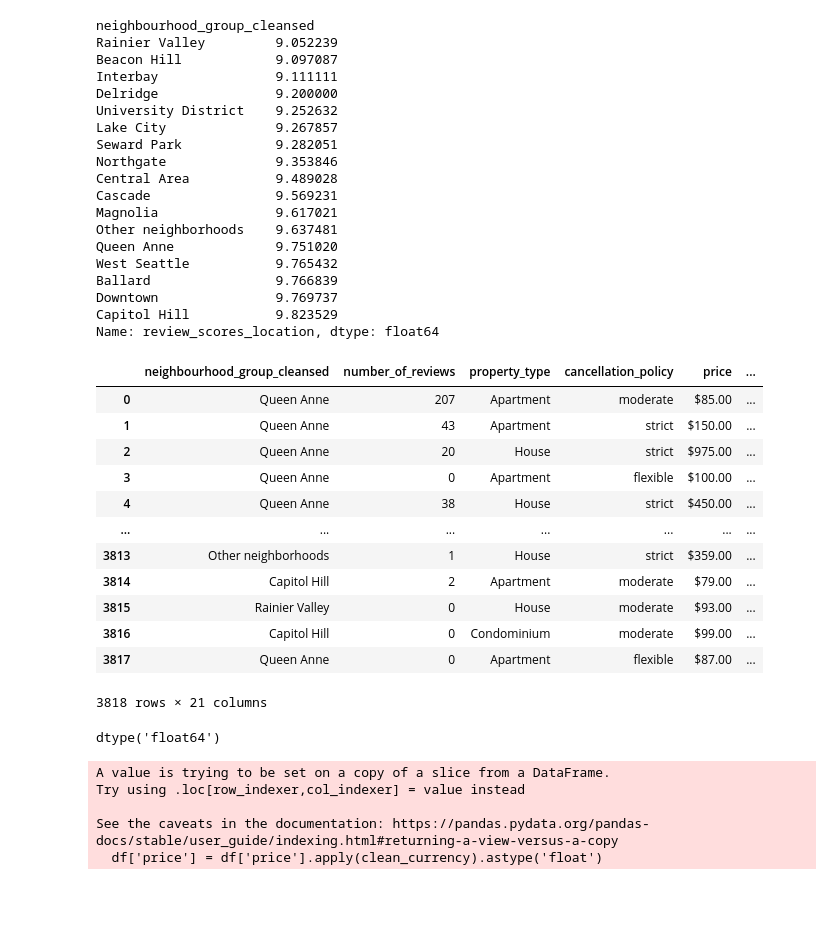
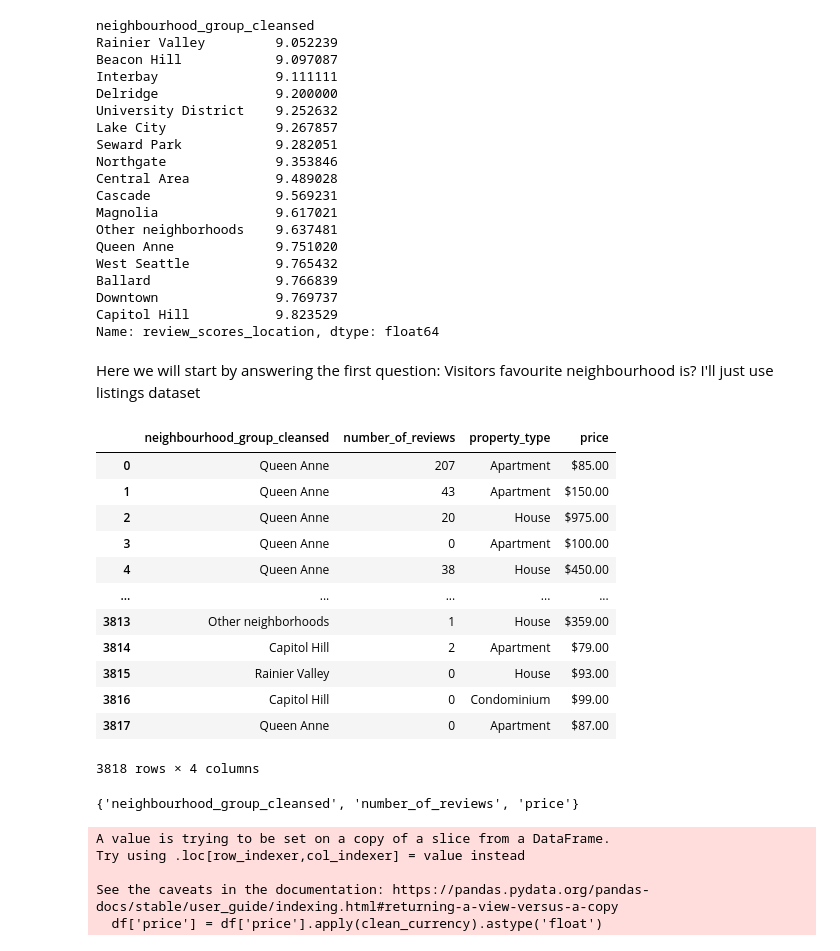
Before and after one commit to Sarah-Rabiee/udacity_dsnd, a Jupyter notebook: project_1/Code/busiest neighbourhoods .ipynb, the cells around one changed output. Cells and saved outputs as stored; diff of their text form; code cells hidden in the pictures; blank space fills up the shorter version.

Commit message:
resubmitting after review

```diff
--- a/project_1/Code/busiest neighbourhoods .ipynb
+++ b/project_1/Code/busiest neighbourhoods .ipynb
@@ -86,37 +88,38 @@ Ballard                9.766839
 Downtown               9.769737
 Capitol Hill           9.823529
 Name: review_scores_location, dtype: float64
-# %%
-df= df_listing[['neighbourhood_group_cleansed','number_of_reviews','property_type','cancellation_policy','price','host_identity_verified','review_scores_value','reviews_per_month','review_scores_rating',
-'review_scores_accuracy',
-'review_scores_cleanliness',
-'review_scores_checkin',
-'review_scores_communication',
-'review_scores_location','host_is_superhost',
-'calculated_host_listings_count',
-'accommodates',
-'availability_30',
-'availability_60',
-'availability_90',
-'availability_365'
-]]
-df
-# %% [output]
-|  | neighbourhood_group_cleansed | number_of_reviews | property_type | cancellation_policy | price | ... |
-| 0 | Queen Anne | 207 | Apartment | moderate | $85.00 | ... |
-| 1 | Queen Anne | 43 | Apartment | strict | $150.00 | ... |
-| 2 | Queen Anne | 20 | House | strict | $975.00 | ... |
-| 3 | Queen Anne | 0 | Apartment | flexible | $100.00 | ... |
-| 4 | Queen Anne | 38 | House | strict | $450.00 | ... |
-| ... | ... | ... | ... | ... | ... | ... |
-| 3813 | Other neighborhoods | 1 | House | strict | $359.00 | ... |
-| 3814 | Capitol Hill | 2 | Apartment | moderate | $79.00 | ... |
-| 3815 | Rainier Valley | 0 | House | moderate | $93.00 | ... |
-| 3816 | Capitol Hill | 0 | Condominium | moderate | $99.00 | ... |
-| 3817 | Queen Anne | 0 | Apartment | flexible | $87.00 | ... |
-3818 rows × 21 columns
+# %% [markdown]
+Here we will start by answering the first question: Visitors favourite neighbourhood is?
+I'll just use listings dataset
+# %%
+#Preparing the data
+
+#dropping all the columns I don't need
+df= df_listing[['neighbourhood_group_cleansed','number_of_reviews','property_type','price']]
+df
+# %% [output]
+|  | neighbourhood_group_cleansed | number_of_reviews | property_type | price |
+| 0 | Queen Anne | 207 | Apartment | $85.00 |
+| 1 | Queen Anne | 43 | Apartment | $150.00 |
+| 2 | Queen Anne | 20 | House | $975.00 |
+| 3 | Queen Anne | 0 | Apartment | $100.00 |
+| 4 | Queen Anne | 38 | House | $450.00 |
+| ... | ... | ... | ... | ... |
+| 3813 | Other neighborhoods | 1 | House | $359.00 |
+| 3814 | Capitol Hill | 2 | Apartment | $79.00 |
+| 3815 | Rainier Valley | 0 | House | $93.00 |
+| 3816 | Capitol Hill | 0 | Condominium | $99.00 |
+| 3817 | Queen Anne | 0 | Apartment | $87.00 |
+3818 rows × 4 columns
+# %%
+#checking if there is no missing values
+no_nulls = set(df.columns[df.isnull().mean()==0])
+no_nulls # there a column containg missing values(property_type) so will drop them
+# %% [output]
+{'neighbourhood_group_cleansed', 'number_of_reviews', 'price'}
 # %%
-# a function to change the datatype of a currency from object to float so operations could be done on it
+#also the price column datatype needs changing so we can perform calculations
+#so a function to change the datatype of a currency from object(as there is a currency symbol therefor considered a string) to float so operations could be done on it
 def clean_currency(x):
     """ If the value is a string, then remove currency symbol and delimiters
     otherwise, the value is numeric and can be converted
@@ -124,10 +127,6 @@ def clean_currency(x):
     if isinstance(x, str):
         return(x.replace('$', '').replace(',', ''))
     return(x)
-df_listing['price'] = df_listing['price'].apply(clean_currency).astype('float')
-df_listing['price'].dtype
-# %% [output]
-dtype('float64')
 # %%
 df['price'] = df['price'].apply(clean_currency).astype('float')
 df['price'].dtype
```
Also changed, not shown: parts of 18 cells of this notebook, 1 other file.
